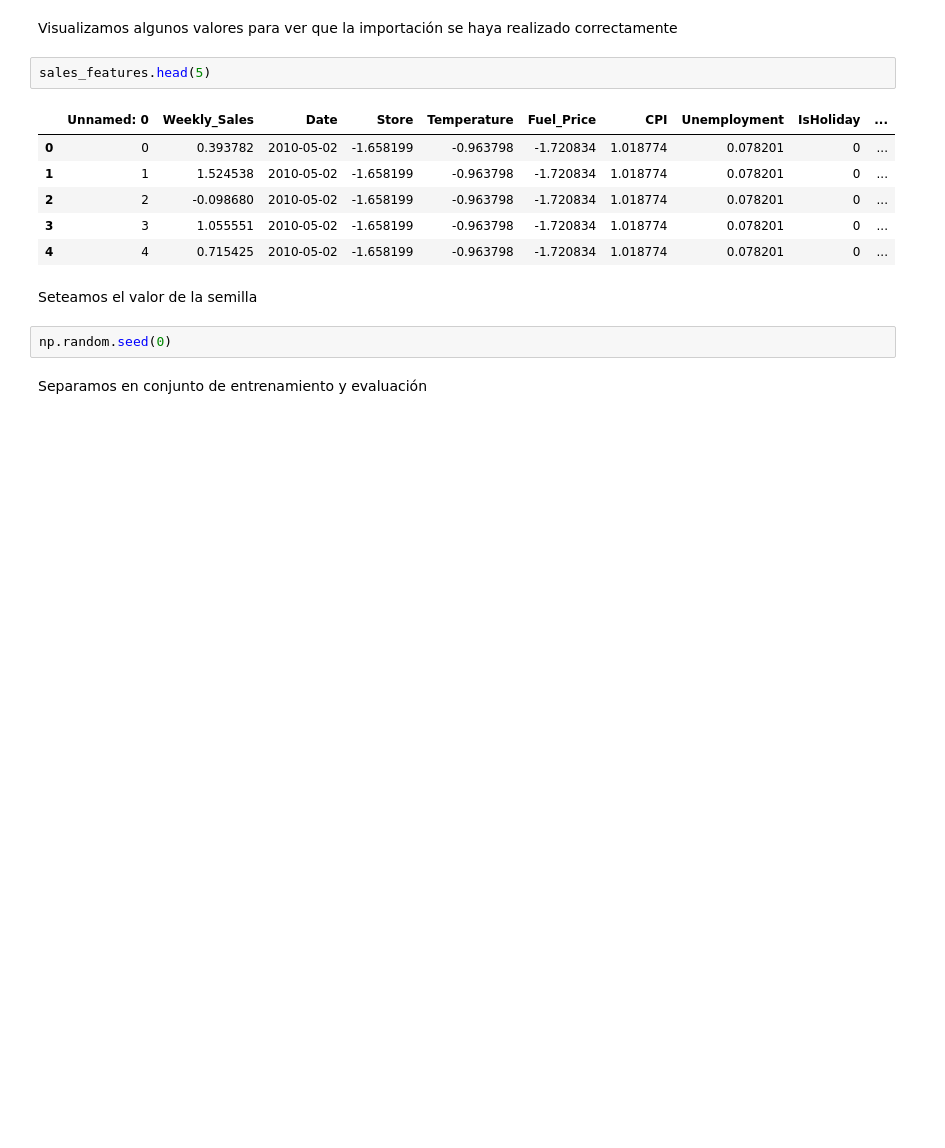
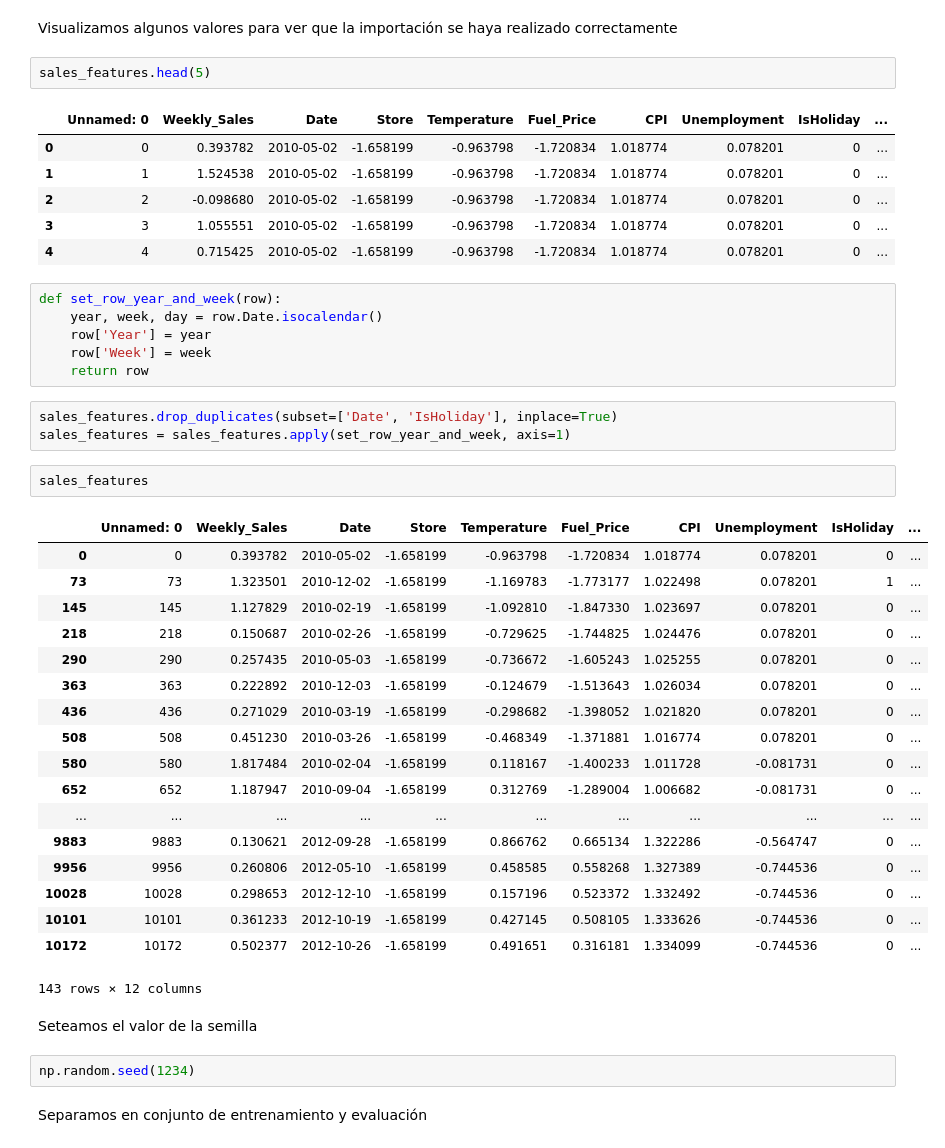
Before and after one commit to dbourdin/diplodatos-mentorias, a Jupyter notebook: AprendizajeAutomatico/retail_data_analytics.ipynb, the cells around one changed output. Saved outputs shown, nothing was run; the diff lists cells and outputs as text; blank space fills up the shorter version.

```diff
--- a/AprendizajeAutomatico/retail_data_analytics.ipynb
+++ b/AprendizajeAutomatico/retail_data_analytics.ipynb
@@ -131,10 +138,40 @@ sales_features.head(5)
 | 2 | 2 | -0.098680 | 2010-05-02 | -1.658199 | -0.963798 | -1.720834 | 1.018774 | 0.078201 | 0 | ... |
 | 3 | 3 | 1.055551 | 2010-05-02 | -1.658199 | -0.963798 | -1.720834 | 1.018774 | 0.078201 | 0 | ... |
 | 4 | 4 | 0.715425 | 2010-05-02 | -1.658199 | -0.963798 | -1.720834 | 1.018774 | 0.078201 | 0 | ... |
+# %%
+def set_row_year_and_week(row):
+    year, week, day = row.Date.isocalendar()
+    row['Year'] = year
+    row['Week'] = week
+    return row
+# %%
+sales_features.drop_duplicates(subset=['Date', 'IsHoliday'], inplace=True)
+sales_features = sales_features.apply(set_row_year_and_week, axis=1)
+# %%
+sales_features
+# %% [output]
+|  | Unnamed: 0 | Weekly_Sales | Date | Store | Temperature | Fuel_Price | CPI | Unemployment | IsHoliday | ... |
+| 0 | 0 | 0.393782 | 2010-05-02 | -1.658199 | -0.963798 | -1.720834 | 1.018774 | 0.078201 | 0 | ... |
+| 73 | 73 | 1.323501 | 2010-12-02 | -1.658199 | -1.169783 | -1.773177 | 1.022498 | 0.078201 | 1 | ... |
+| 145 | 145 | 1.127829 | 2010-02-19 | -1.658199 | -1.092810 | -1.847330 | 1.023697 | 0.078201 | 0 | ... |
+| 218 | 218 | 0.150687 | 2010-02-26 | -1.658199 | -0.729625 | -1.744825 | 1.024476 | 0.078201 | 0 | ... |
+| 290 | 290 | 0.257435 | 2010-05-03 | -1.658199 | -0.736672 | -1.605243 | 1.025255 | 0.078201 | 0 | ... |
+| 363 | 363 | 0.222892 | 2010-12-03 | -1.658199 | -0.124679 | -1.513643 | 1.026034 | 0.078201 | 0 | ... |
+| 436 | 436 | 0.271029 | 2010-03-19 | -1.658199 | -0.298682 | -1.398052 | 1.021820 | 0.078201 | 0 | ... |
+| 508 | 508 | 0.451230 | 2010-03-26 | -1.658199 | -0.468349 | -1.371881 | 1.016774 | 0.078201 | 0 | ... |
+| 580 | 580 | 1.817484 | 2010-02-04 | -1.658199 | 0.118167 | -1.400233 | 1.011728 | -0.081731 | 0 | ... |
+| 652 | 652 | 1.187947 | 2010-09-04 | -1.658199 | 0.312769 | -1.289004 | 1.006682 | -0.081731 | 0 | ... |
+| ... | ... | ... | ... | ... | ... | ... | ... | ... | ... | ... |
+| 9883 | 9883 | 0.130621 | 2012-09-28 | -1.658199 | 0.866762 | 0.665134 | 1.322286 | -0.564747 | 0 | ... |
+| 9956 | 9956 | 0.260806 | 2012-05-10 | -1.658199 | 0.458585 | 0.558268 | 1.327389 | -0.744536 | 0 | ... |
+| 10028 | 10028 | 0.298653 | 2012-12-10 | -1.658199 | 0.157196 | 0.523372 | 1.332492 | -0.744536 | 0 | ... |
+| 10101 | 10101 | 0.361233 | 2012-10-19 | -1.658199 | 0.427145 | 0.508105 | 1.333626 | -0.744536 | 0 | ... |
+| 10172 | 10172 | 0.502377 | 2012-10-26 | -1.658199 | 0.491651 | 0.316181 | 1.334099 | -0.744536 | 0 | ... |
+143 rows × 12 columns
 # %% [markdown]
 Seteamos el valor de la semilla
 # %%
-np.random.seed(0)
+np.random.seed(1234)
 # %% [markdown]
 Separamos en conjunto de entrenamiento y evaluación
 # %%
```
Also changed, not shown: parts of 3 cells of this notebook, 4 other files.
